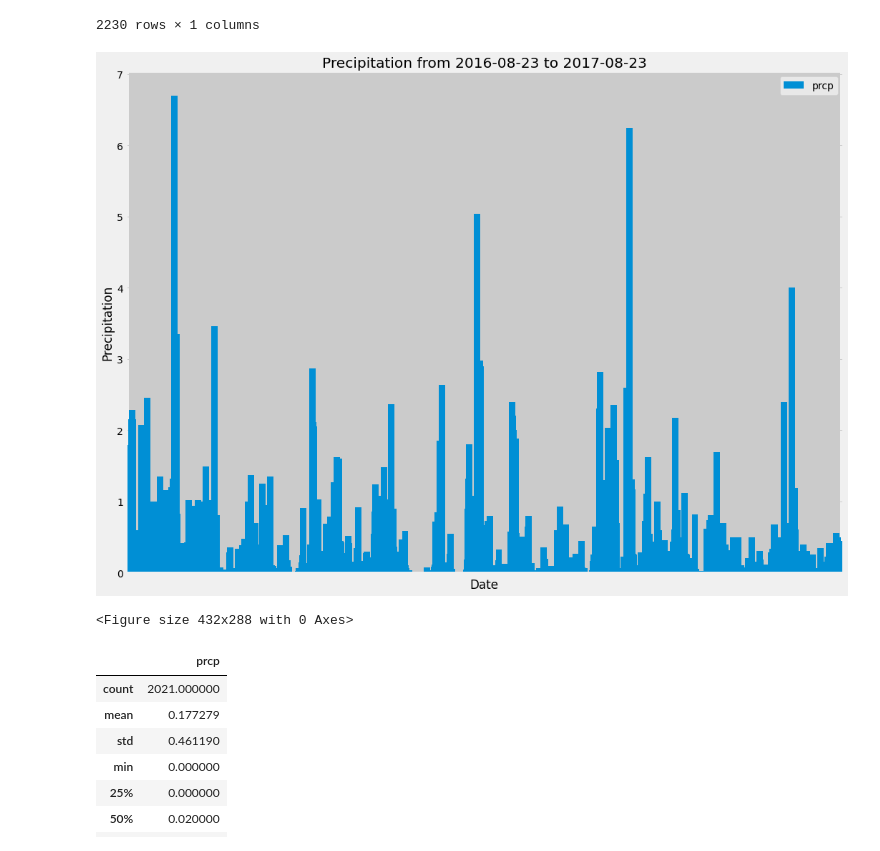
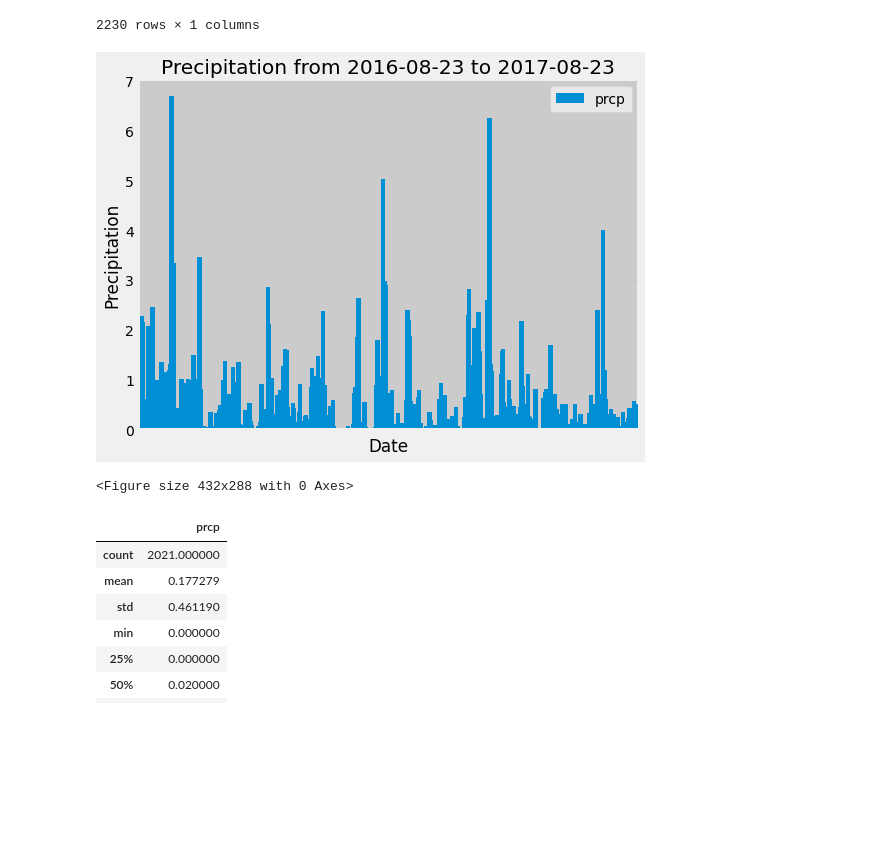
Before and after one commit to kblood86/Hawaii-Exploration, a Jupyter notebook: Climate.ipynb, the cells around one changed output. Cells and saved outputs as stored; diff of their text form; code cells hidden in the pictures; blank space fills up the shorter version.

```diff
--- a/Climate.ipynb
+++ b/Climate.ipynb
@@ -102,17 +84,17 @@ climate_df
 2230 rows × 1 columns
 # %%
 # Use Pandas Plotting with Matplotlib to plot the data
-ax= climate_df.plot.bar(figsize=(16,12), width=20)
+ax= climate_df.plot.bar(figsize=(8,6), width=20)
 ax.set_xticklabels([])
 
 plt.xlabel("Date")
 
 plt.ylabel("Precipitation")
 plt.title(f"Precipitation from {yr_prior} to {last_date[0]}")
 plt.show()
 plt.savefig("Images/precip")
 # %% [output]
-[figure, old version]
+[figure, new version]
 <Figure size 432x288 with 0 Axes>
 # %%
 # Use Pandas to calcualte the summary statistics for the precipitation data
```
Also changed, not shown: parts of 2 cells of this notebook, 1 other file.
